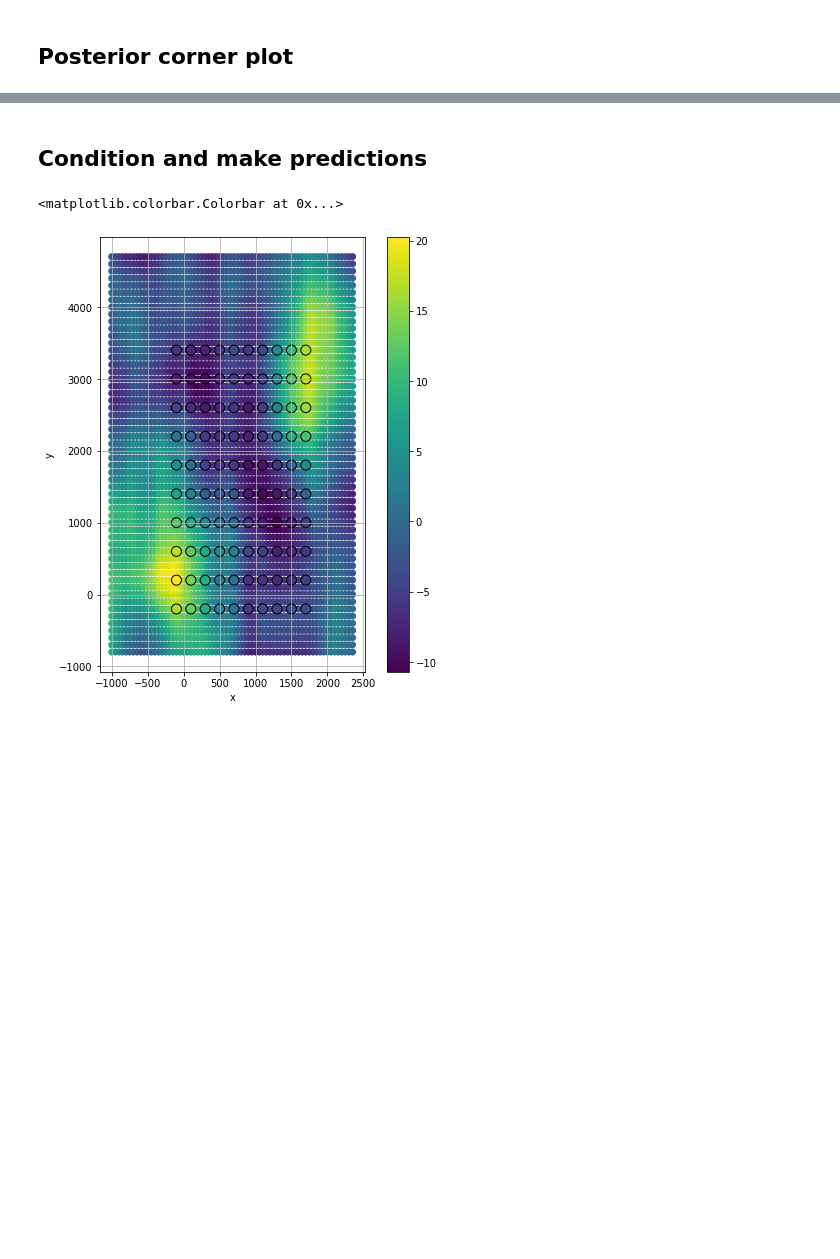
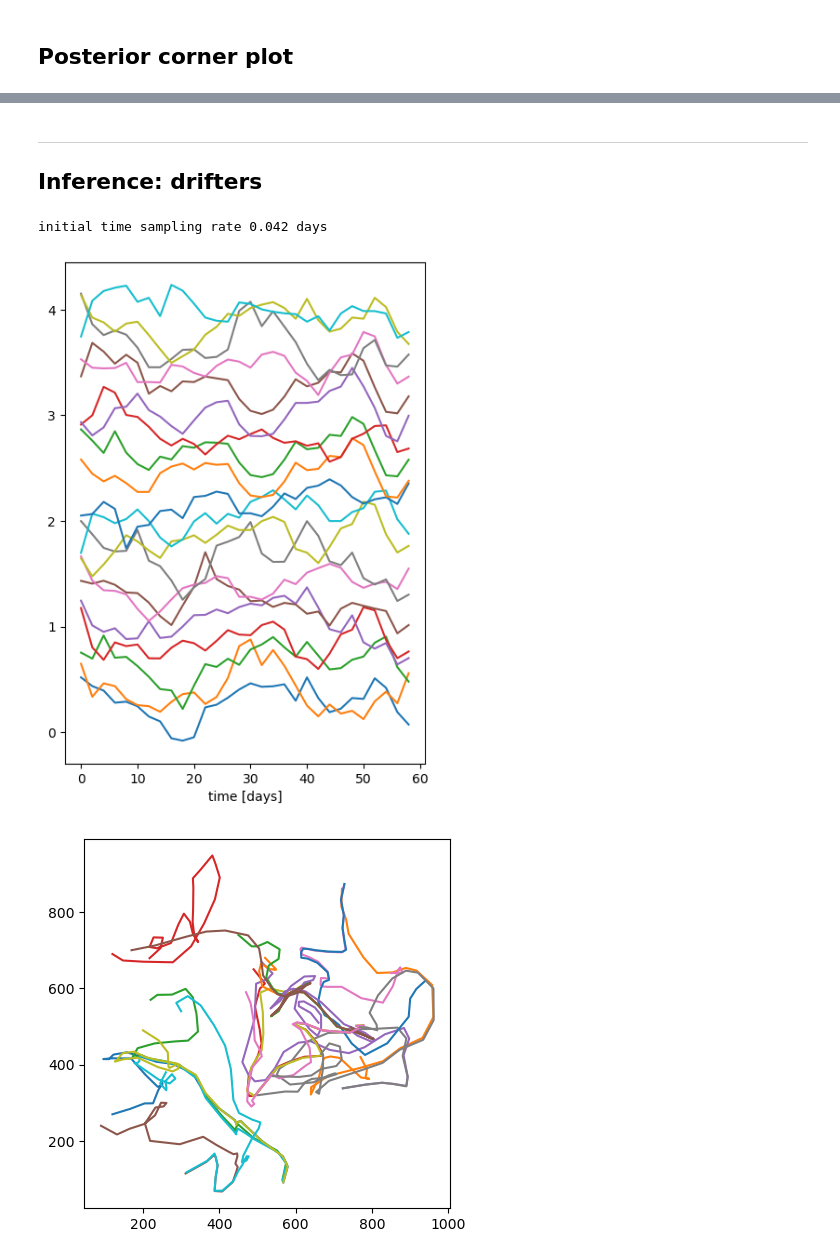
Before and after one commit to ahmaddroobi99/nwa, a Jupyter notebook: stats/drifter_3D_inference.ipynb, the cells around one changed output, grey strips where cells are left out. Saved outputs shown, nothing was run; the diff lists cells and outputs as text; code cells hidden in the pictures; blank space fills up the shorter version.

```diff
--- a/stats/drifter_3D_inference.ipynb
+++ b/stats/drifter_3D_inference.ipynb
@@ -160,32 +227,33 @@ fig = corner.corner(samples,
-# %% [markdown]
-## Condition and make predictions
-# %%
-plt.figure(figsize=(8, 8))
-plt.ylabel('y')
-plt.xlabel('x')
-
-# xo = np.arange(0,dx*N,dx/3)[:,None]
-xdo = np.arange(-dx*0.5*N, dx*1.2*N, dx/4)[:,None]
-ydo = np.arange(-dy*0.2*N, dy*1.2*N, dy/4)[:,None]
-
-# Make a grid
-Xgo, Ygo = np.meshgrid(xdo, ydo)
-
-# Vectorise grid and stack
-Xvo = Xgo.ravel()
-Yvo = Ygo.ravel()
-Xo = np.hstack([Xvo[:,None], Yvo[:,None]])
-
-OI = GPtideScipy(X, Xo, 0, covfunc, MAP[1:],
-             P=1, mean_func=None)
-out_map = OI.conditional(zd)
-
-plt.scatter(Xgo, Ygo, c=out_map, alpha=1)
-plt.scatter(Xg, Yg,   c=zg, s=100, edgecolors='k')
-
-plt.grid()
-plt.gca().set_aspect('equal')
-plt.colorbar()
-# %% [output]
-<matplotlib.colorbar.Colorbar at 0x...>
-[figure, removed]
+# %% [markdown]
+---
+
+## Inference: drifters
+# %%
+# load data
+ds = xr.open_dataset("data/parcels_3D_selection.nc", decode_times=False)
+
+dt0 = float(np.median(ds.time.diff("time")))
+print(f"initial time sampling rate {dt0:.03f} days")
+
+#ds
+# %% [output]
+initial time sampling rate 0.042 days
+# %%
+# decimate
+ds = ds.sel(time=slice(0, None, int(2/dt0)))   # temporally
+#ds = ds.isel(trajectory=slice(0, None, 1))    # spatially
+# %%
+da = ds.u
+da  = da + xr.ones_like(ds.trajectory).cumsum("trajectory")/5
+da.plot(hue="trajectory", add_legend=False, figsize=(5,7));
+
+fig, ax = plt.subplots(1,1)
+#ax.scatter(ds.x, ds.y)
+for tr in ds.trajectory:
+    _ds = ds.sel(trajectory=tr)
+    ax.plot(_ds.x, _ds.y)
+#    ds.scatter.plot("x", "y", hue="trajectory", ax=ax)
+ax.set_aspect("equal")
+# %% [output]
+[figure, added]
+[figure, added]
```
Also changed, not shown: parts of 29 cells of this notebook, 3 other files.
